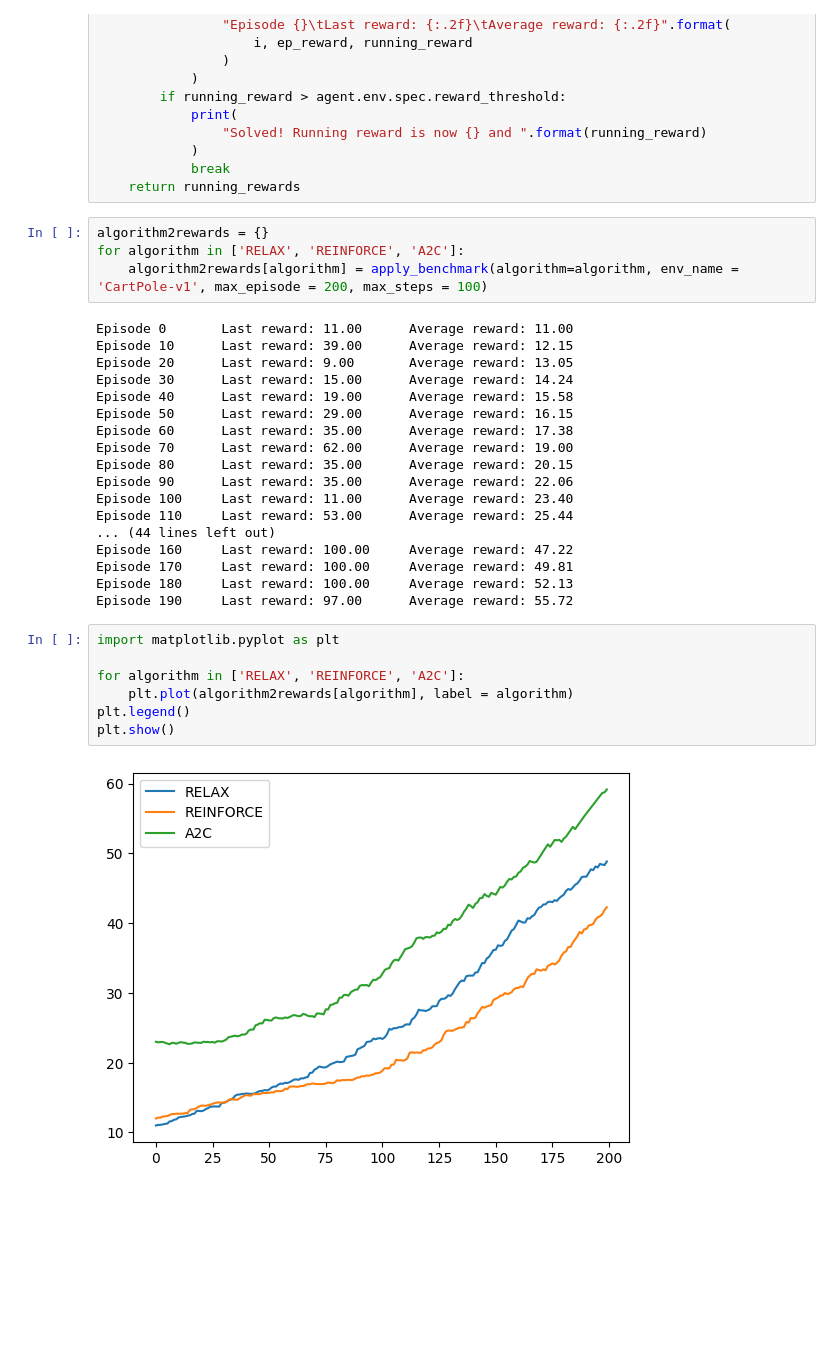
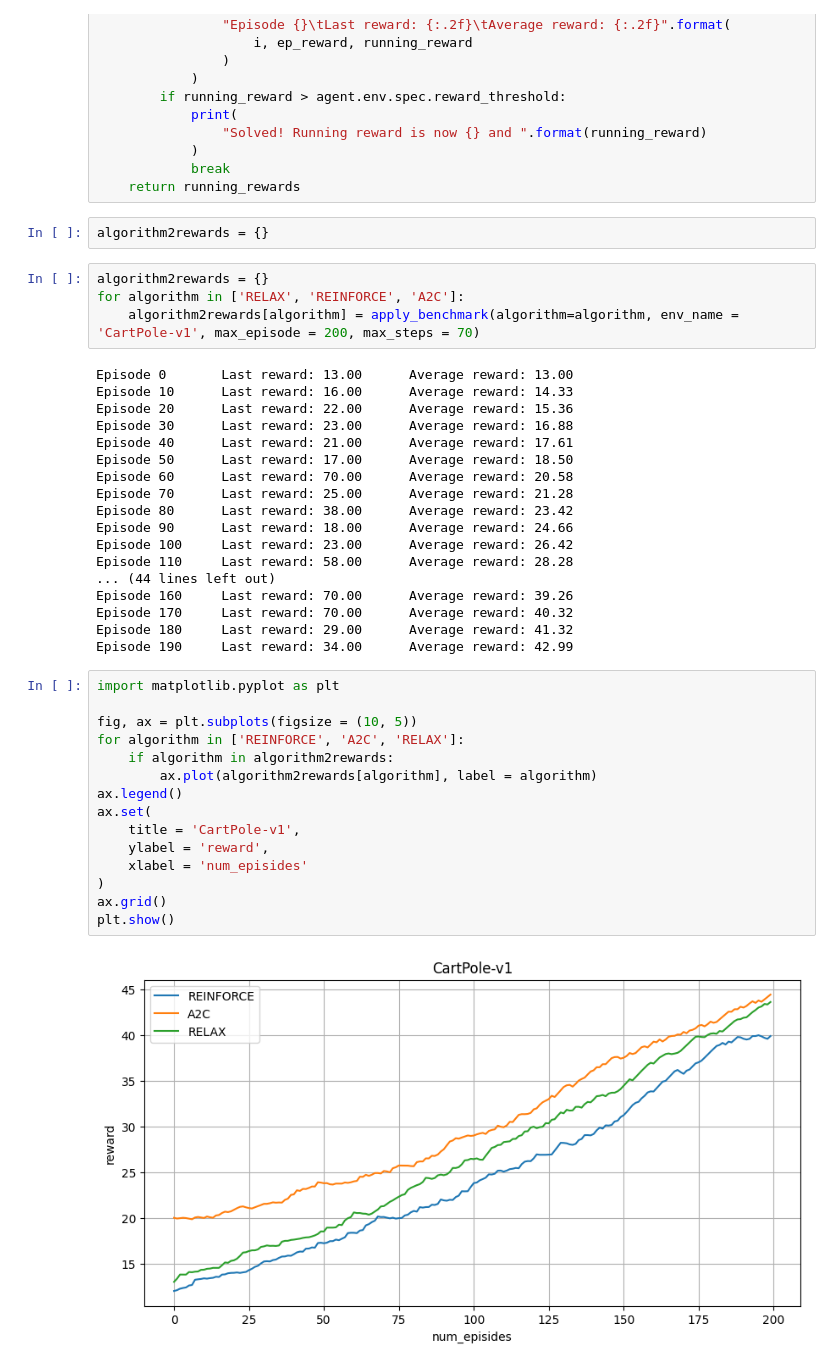
Before and after one commit to intsystems/relaxit, a Jupyter notebook: rl_benchmarks/relax.ipynb, the cells around one changed output. Cells and saved outputs as stored; diff of their text form; blank space fills up the shorter version.

Commit message:
add 2 rl benchmarks in jupyter

```diff
--- a/rl_benchmarks/relax.ipynb
+++ b/rl_benchmarks/relax.ipynb
@@ -481,36 +481,46 @@ def apply_benchmark(algorithm : str = 'REINFORCE',
             )
             break
     return running_rewards
+# %%
+algorithm2rewards = {}
 # %%
 algorithm2rewards = {}
 for algorithm in ['RELAX', 'REINFORCE', 'A2C']:
-    algorithm2rewards[algorithm] = apply_benchmark(algorithm=algorithm, env_name = 'CartPole-v1', max_episode = 200, max_steps = 100)
+    algorithm2rewards[algorithm] = apply_benchmark(algorithm=algorithm, env_name = 'CartPole-v1', max_episode = 200, max_steps = 70)
 # %% [output]
-Episode 0       Last reward: 11.00      Average reward: 11.00
-Episode 10      Last reward: 39.00      Average reward: 12.15
-Episode 20      Last reward: 9.00       Average reward: 13.05
-Episode 30      Last reward: 15.00      Average reward: 14.24
-Episode 40      Last reward: 19.00      Average reward: 15.58
-Episode 50      Last reward: 29.00      Average reward: 16.15
-Episode 60      Last reward: 35.00      Average reward: 17.38
-Episode 70      Last reward: 62.00      Average reward: 19.00
-Episode 80      Last reward: 35.00      Average reward: 20.15
-Episode 90      Last reward: 35.00      Average reward: 22.06
-Episode 100     Last reward: 11.00      Average reward: 23.40
-Episode 110     Last reward: 53.00      Average reward: 25.44
+Episode 0       Last reward: 13.00      Average reward: 13.00
+Episode 10      Last reward: 16.00      Average reward: 14.33
+Episode 20      Last reward: 22.00      Average reward: 15.36
+Episode 30      Last reward: 23.00      Average reward: 16.88
+Episode 40      Last reward: 21.00      Average reward: 17.61
+Episode 50      Last reward: 17.00      Average reward: 18.50
+Episode 60      Last reward: 70.00      Average reward: 20.58
+Episode 70      Last reward: 25.00      Average reward: 21.28
+Episode 80      Last reward: 38.00      Average reward: 23.42
+Episode 90      Last reward: 18.00      Average reward: 24.66
+Episode 100     Last reward: 23.00      Average reward: 26.42
+Episode 110     Last reward: 58.00      Average reward: 28.28
 ... (44 lines left out)
-Episode 160     Last reward: 100.00     Average reward: 47.22
-Episode 170     Last reward: 100.00     Average reward: 49.81
-Episode 180     Last reward: 100.00     Average reward: 52.13
-Episode 190     Last reward: 97.00      Average reward: 55.72
+Episode 160     Last reward: 70.00      Average reward: 39.26
+Episode 170     Last reward: 70.00      Average reward: 40.32
+Episode 180     Last reward: 29.00      Average reward: 41.32
+Episode 190     Last reward: 34.00      Average reward: 42.99
 # %%
 import matplotlib.pyplot as plt
 
-for algorithm in ['RELAX', 'REINFORCE', 'A2C']:
-    plt.plot(algorithm2rewards[algorithm], label = algorithm)
-plt.legend()
+fig, ax = plt.subplots(figsize = (10, 5))
+for algorithm in ['REINFORCE', 'A2C', 'RELAX']:
+    if algorithm in algorithm2rewards:
+        ax.plot(algorithm2rewards[algorithm], label = algorithm)
+ax.legend()
+ax.set(
+    title = 'CartPole-v1',
+    ylabel = 'reward',
+    xlabel = 'num_episides'
+)
+ax.grid()
 plt.show()
 # %% [output]
-[figure, old version]
+[figure, new version]
 # %%
 algorithm2rewards = {}
```
Also changed, not shown: parts of 5 cells of this notebook, 3 other files.
